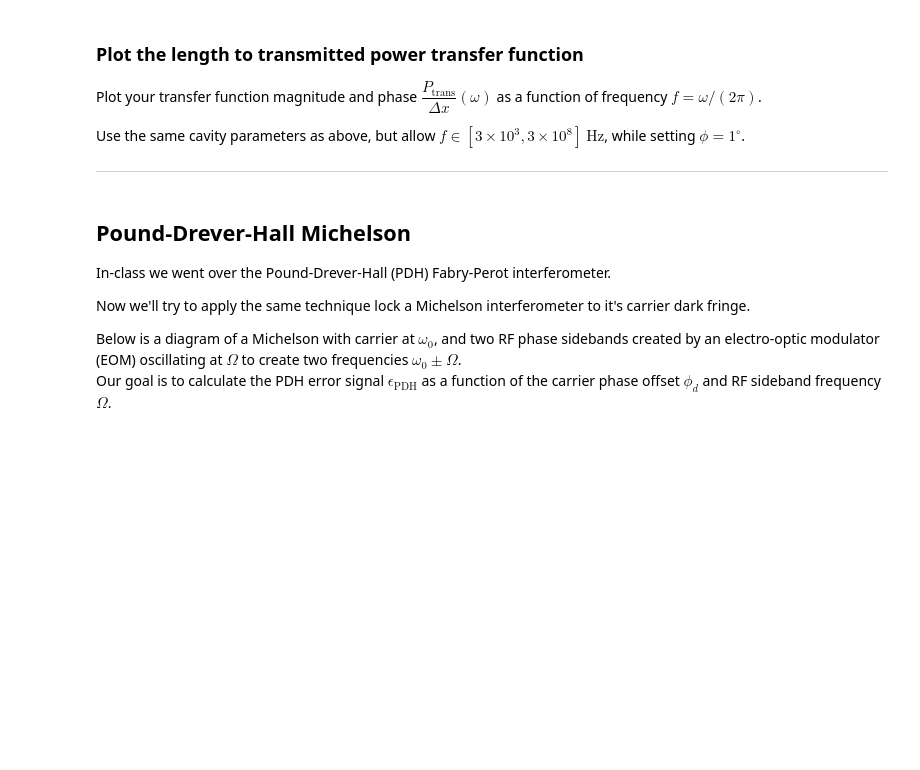
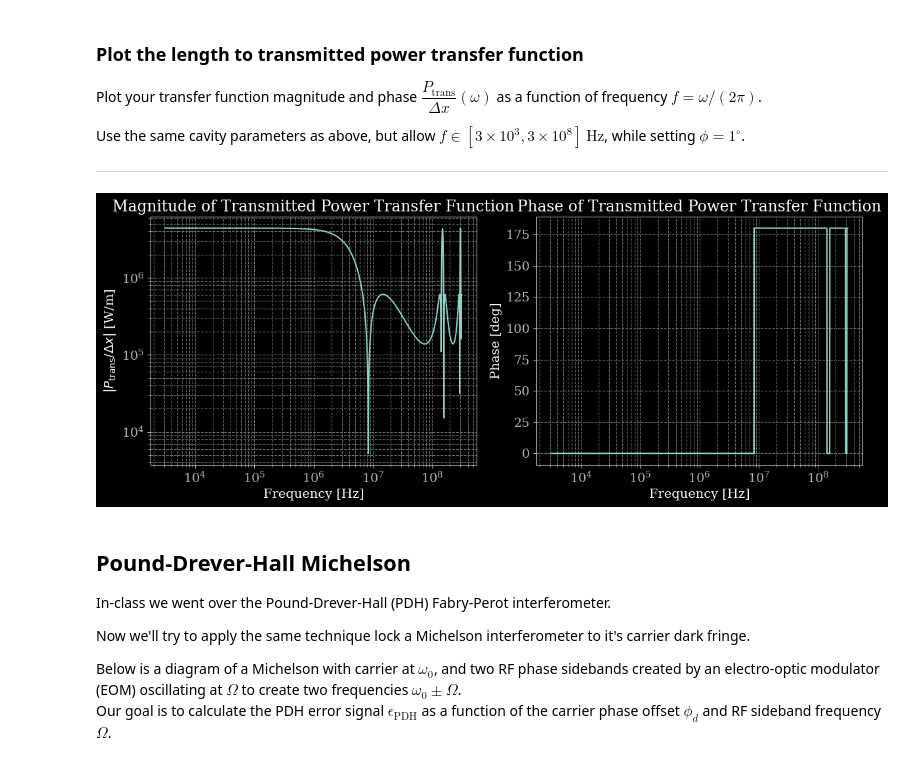
Before and after one commit to breckmeagher/lasers-and-optomechanics-homework-solutions, a Jupyter notebook: work-in-progress/04_hw_dither_locking_pdh_mich_and_fpmi.ipynb, the cells around one changed output. Drawn from its saved outputs; the diff is of its cells as text; code cells hidden in the pictures; blank space fills up the shorter version.

```diff
--- a/work-in-progress/04_hw_dither_locking_pdh_mich_and_fpmi.ipynb
+++ b/work-in-progress/04_hw_dither_locking_pdh_mich_and_fpmi.ipynb
@@ -76,6 +429,68 @@ Plot your transfer function magnitude and phase $\dfrac{P_\mathrm{trans}}{\Delta
 Use the same cavity parameters as above, but allow $f \in [3 \times 10^3, 3 \times 10^8]~\mathrm{Hz}$, while setting $\phi = 1^{\circ}$.
 
 ---
+# %%
+import numpy as np
+import matplotlib.pyplot as plt
+
+# ---------------------------
+# Cavity parameters
+L = 1.0             # m
+Pin = 1.0           # W
+T1 = 0.3
+T2 = 0.3
+R1 = 1 - T1
+R2 = 1 - T2
+lambda0 = 1064e-9
+k = 2 * np.pi / lambda0
+phi_deg = 1.0
+phi = np.deg2rad(phi_deg)
+
+c = 3e8  # m/s
+
+# Frequency range
+f = np.logspace(3.5, 8.5, 2000)  # 3e3 to 3e8 Hz
+omega = 2 * np.pi * f
+eta = omega * L / c
+
+# ---------------------------
+# Carrier transmitted field
+Etrans0 = np.sqrt(Pin) * np.sqrt(T1*T2) * np.sqrt(R2) / (1 - np.sqrt(R1*R2) * np.exp(-2j*phi))
+
+# ---------------------------
+# Sidebands transmitted field
+Etrans_usb = 1j * k * np.sqrt(T2) * np.sqrt(R2) * np.sqrt(T1) * np.sqrt(Pin) / (1 - np.sqrt(R1*R2) * np.exp(-2j*phi)) / (1 - np.sqrt(R1*R2) * np.exp(-2j*(phi + eta)))
+Etrans_lsb = 1j * k * np.sqrt(T2) * np.sqrt(R2) * np.sqrt(T1) * np.sqrt(Pin) / (1 - np.sqrt(R1*R2) * np.exp(-2j*phi)) / (1 - np.sqrt(R1*R2) * np.exp(-2j*(phi - eta)))
+
+# Linear response per dx (drop Δx for plotting per unit dx)
+Ptrans_per_dx = 2 * np.real(np.conjugate(Etrans0) * (Etrans_usb + Etrans_lsb))
+
+# ---------------------------
+# Magnitude and phase
+Pmag = np.abs(Ptrans_per_dx)
+Pphase = np.angle(Ptrans_per_dx)
+
+# ---------------------------
+# Plot
+plt.figure(figsize=(12,5))
+plt.subplot(1,2,1)
+plt.loglog(f, Pmag)
+plt.xlabel('Frequency [Hz]')
+plt.ylabel(r'$|P_\mathrm{trans}/\Delta x|$ [W/m]')
+plt.title('Magnitude of Transmitted Power Transfer Function')
+plt.grid(True, which='both', ls='--')
+
+plt.subplot(1,2,2)
+plt.semilogx(f, np.degrees(Pphase))
+plt.xlabel('Frequency [Hz]')
+plt.ylabel('Phase [deg]')
+plt.title('Phase of Transmitted Power Transfer Function')
+plt.grid(True, which='both', ls='--')
+
+plt.tight_layout()
+plt.show()
+# %% [output]
+[figure, added]
 # %% [markdown]
 ## **Pound-Drever-Hall Michelson**
 
```
Also changed, not shown: parts of 9 cells of this notebook.
